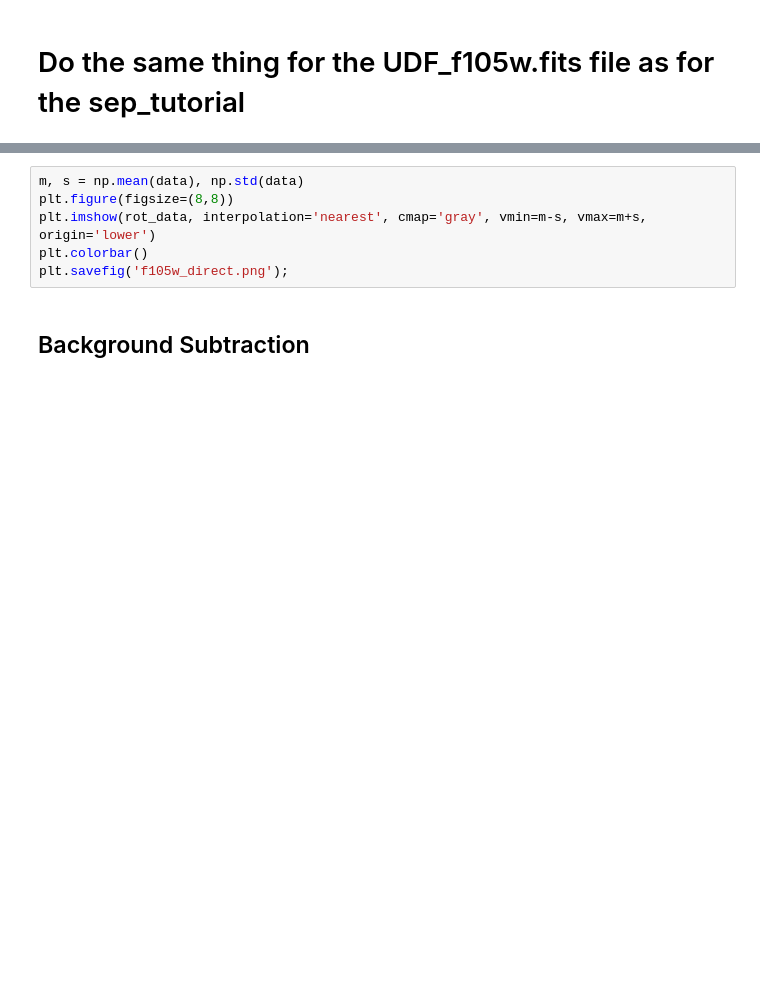
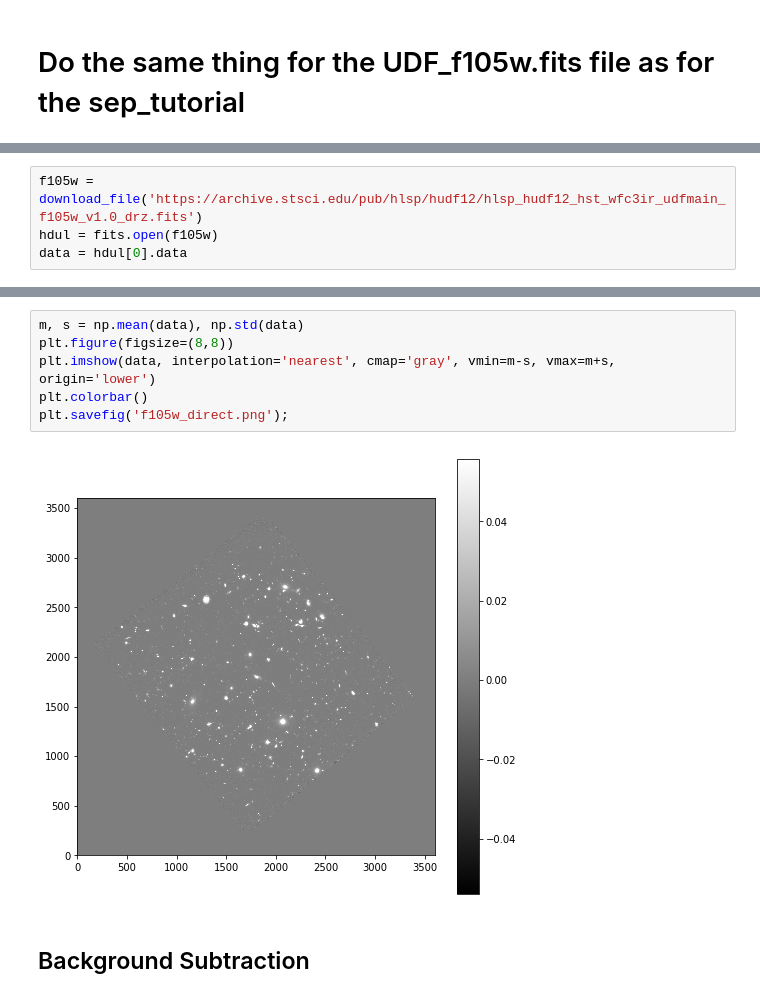
Before and after one commit to tiseever/ASTR_119_Final_Project, a Jupyter notebook: UDF_f105w_Object_Detection.ipynb, the cells around one changed output, grey strips where cells are left out. Drawn from its saved outputs; the diff is of its cells as text; blank space fills up the shorter version.

Commit message:
Updated .ipynb
Figured out how to use astropy to download files straight off the internet rather than have them locally, removes dependency on os module.

```diff
--- a/UDF_f105w_Object_Detection.ipynb
+++ b/UDF_f105w_Object_Detection.ipynb
@@ -18,0 +11,4 @@ data = hdul[0].data
+# %%
+f105w = download_file('https://archive.stsci.edu/pub/hlsp/hudf12/hlsp_hudf12_hst_wfc3ir_udfmain_f105w_v1.0_drz.fits')
+hdul = fits.open(f105w)
+data = hdul[0].data
@@ -19,9 +17,11 @@ data = hdul[0].data
 # %%
 m, s = np.mean(data), np.std(data)
 plt.figure(figsize=(8,8))
-plt.imshow(rot_data, interpolation='nearest', cmap='gray', vmin=m-s, vmax=m+s, origin='lower')
+plt.imshow(data, interpolation='nearest', cmap='gray', vmin=m-s, vmax=m+s, origin='lower')
 plt.colorbar()
 plt.savefig('f105w_direct.png');
+# %% [output]
+[figure, added]
 # %% [markdown]
 ## Background Subtraction
 # %%
```
Also changed, not shown: parts of 4 cells of this notebook, 1 other file.
